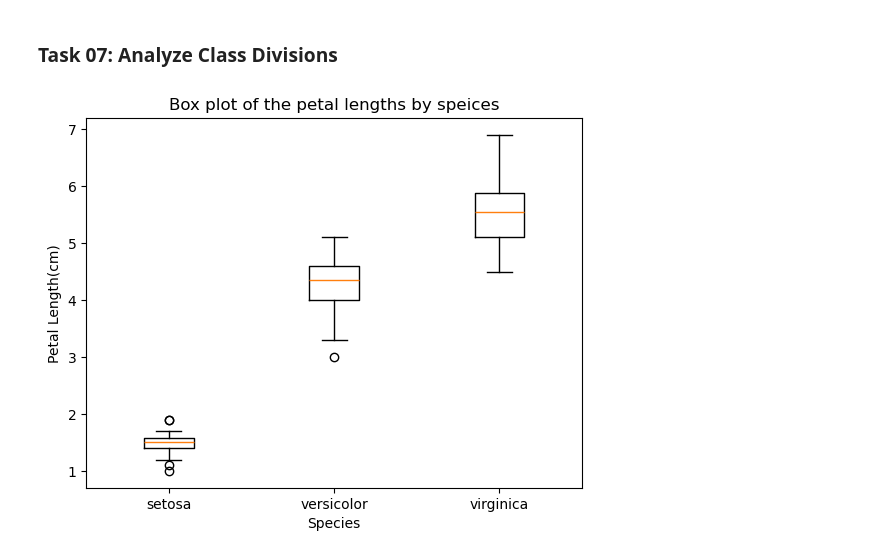
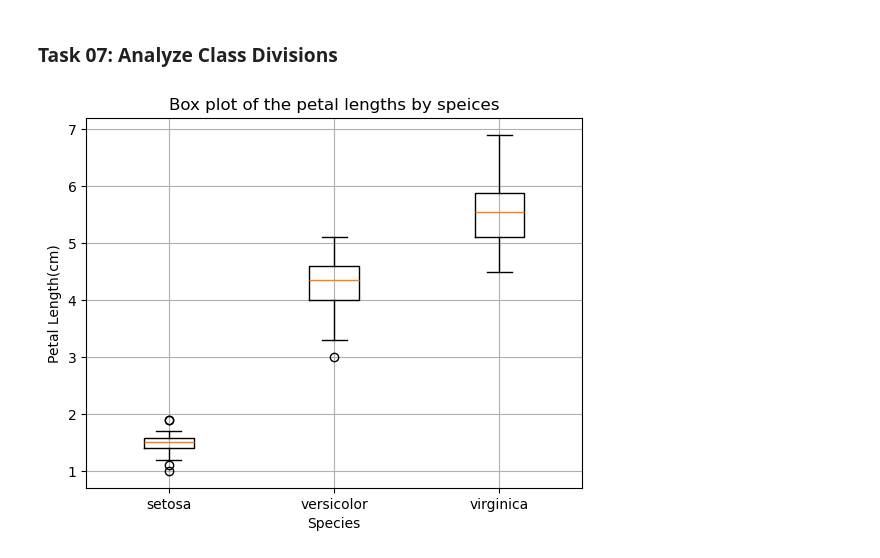
Before and after one commit to chavvy/pda-atu, a Jupyter notebook: tasks.ipynb, the cells around one changed output. Cells and saved outputs as stored; diff of their text form; code cells hidden in the pictures.

```diff
--- a/tasks.ipynb
+++ b/tasks.ipynb
@@ -233,28 +233,30 @@ plt.show()
 # %% [markdown]
 ### **Task 07: Analyze Class Divisions**
 # %%
-#to utilize boxplots, need to gather the the petal lengths by class in a list
-#['setosa' 'versicolor' 'virginica'] and call those in plt.boxplot()
-#using target == (index number) to filter the data
+#boxplots summarize 5 kinds of data: minimum, first quartile, median, third quartile, and maximum
+#to utilize boxplots, need to gather the petal lengths by class in a list
+#[setosa, versicolor, virginica] and call those in plt.boxplot()
+#using [target == 'index number'] to filter the data
 
 #grouping the petal lengths together by class
 setosa = y_petal_length[target == 0]
 versicolor = y_petal_length[target == 1]
 virginica = y_petal_length[target == 2]
 
 petal_class = [setosa, versicolor, virginica]
 
 #now we can call this in plt.boxplot()
 plt.boxplot(petal_class)
 
-#labels, titles, and legend
+#labels and titles
 plt.title("Box plot of the petal lengths by speices")
 plt.xlabel("Species")
 plt.ylabel("Petal Length(cm)")
+plt.grid(True)
 
 #using plt.xticks to replace the numbers with the species name
 plt.xticks([1, 2, 3], ['setosa', 'versicolor', 'virginica'])
 
 plt.show()
 # %% [output]
-[figure, old version]
+[figure, new version]
```
Also changed, not shown: parts of 2 cells of this notebook.
